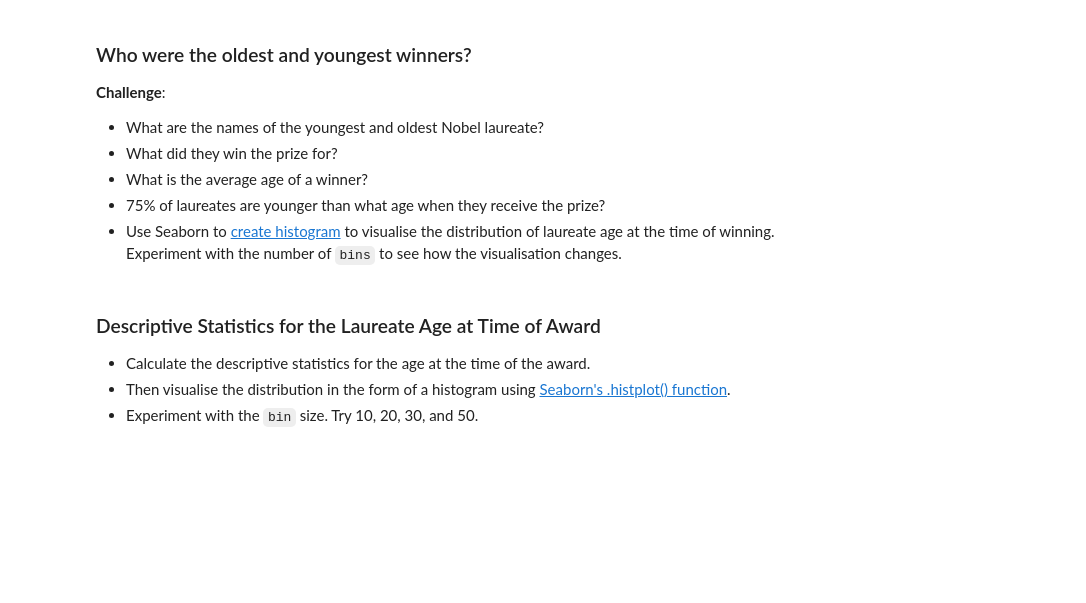
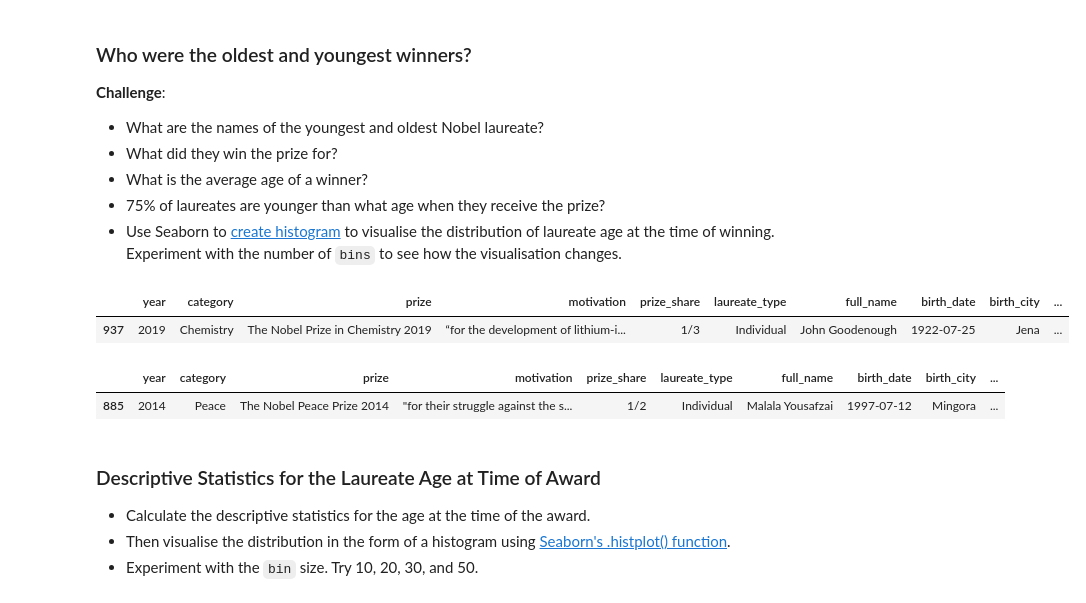
Before and after one commit to Xor01/Analyze-NobelPrize-dataset, a Jupyter notebook: Nobel_Prize_Analysis.ipynb, the cells around one changed output. Cells and saved outputs as stored; diff of their text form; code cells hidden in the pictures; blank space fills up the shorter version.

```diff
--- a/Nobel_Prize_Analysis.ipynb
+++ b/Nobel_Prize_Analysis.ipynb
@@ -666,6 +679,16 @@ How Old Are the Laureates When the Win the Prize?
 * What is the average age of a winner?
 * 75% of laureates are younger than what age when they receive the prize?
 * Use Seaborn to [create histogram](https://seaborn.pydata.org/generated/seaborn.histplot.html) to visualise the distribution of laureate age at the time of winning. Experiment with the number of `bins` to see how the visualisation changes.
+# %%
+df_data.nlargest(n=1, columns=['winning_age'])
+# %% [output]
+|  | year | category | prize | motivation | prize_share | laureate_type | full_name | birth_date | birth_city | ... |
+| 937 | 2019 | Chemistry | The Nobel Prize in Chemistry 2019 | “for the development of lithium-i... | 1/3 | Individual | John Goodenough | 1922-07-25 | Jena | ... |
+# %%
+df_data.nsmallest(n=1, columns=['winning_age'])
+# %% [output]
+|  | year | category | prize | motivation | prize_share | laureate_type | full_name | birth_date | birth_city | ... |
+| 885 | 2014 | Peace | The Nobel Peace Prize 2014 | "for their struggle against the s... | 1/2 | Individual | Malala Yousafzai | 1997-07-12 | Mingora | ... |
 # %% [markdown]
 ### Descriptive Statistics for the Laureate Age at Time of Award
 
```
Also changed, not shown: parts of 7 cells of this notebook.
